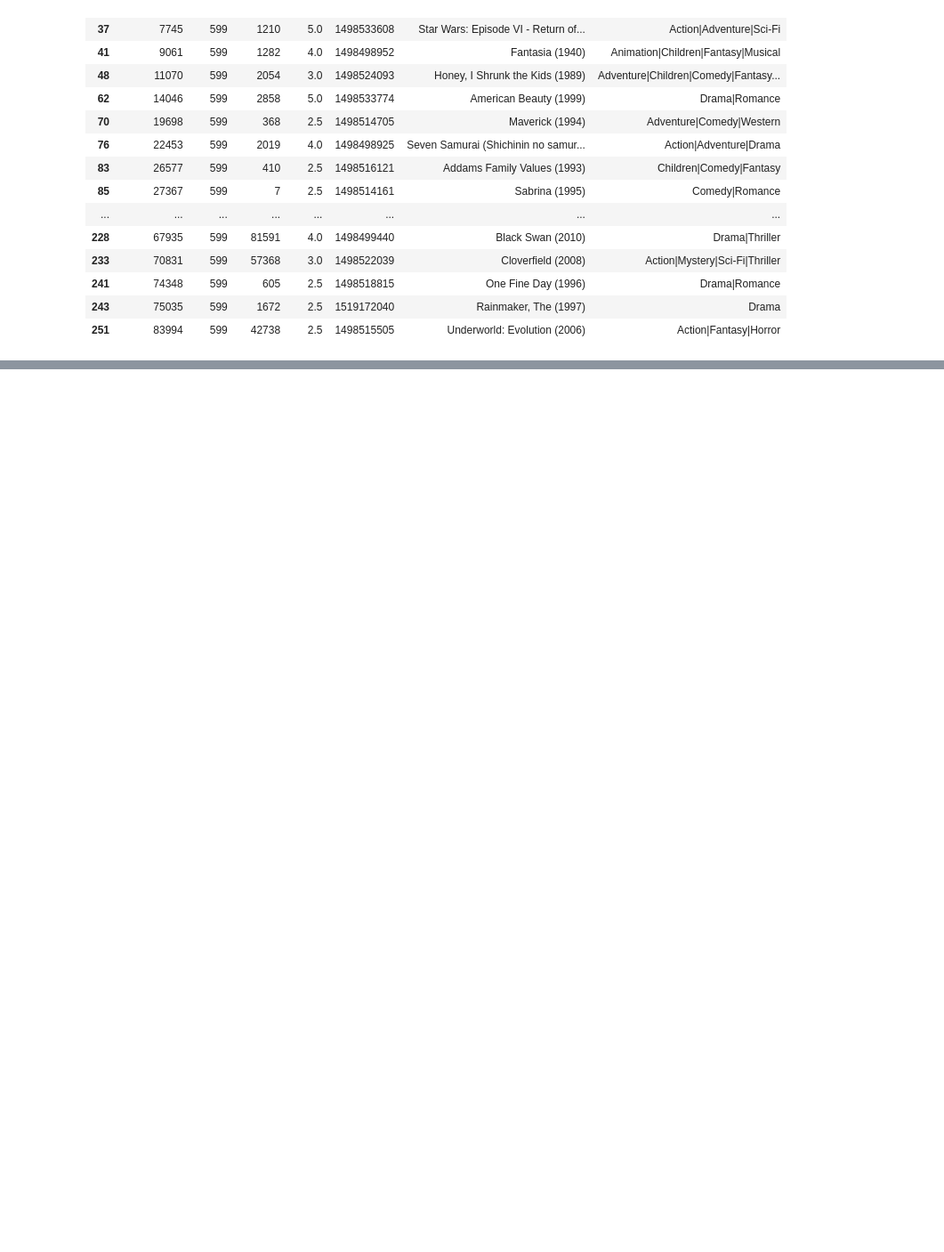
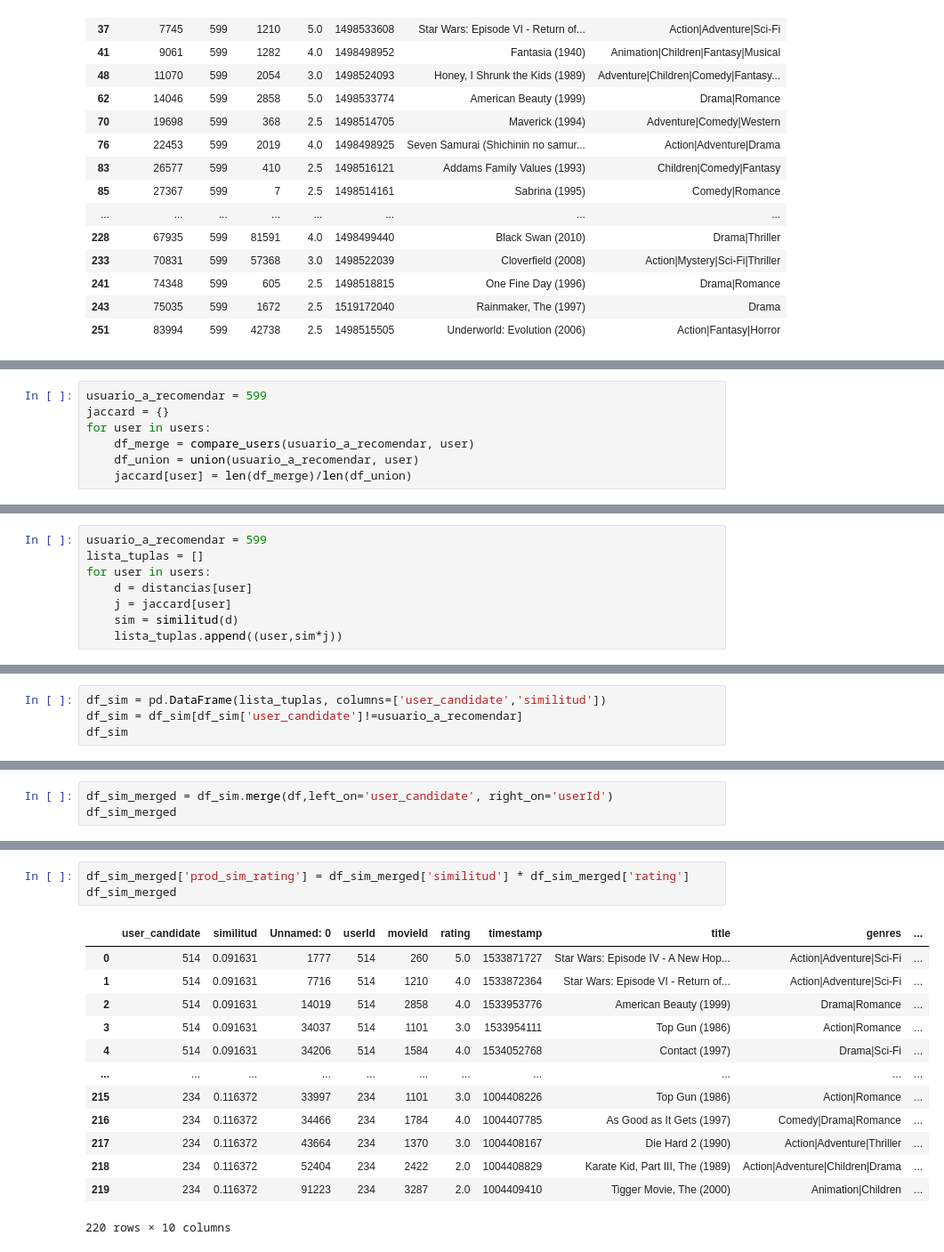
Before and after one commit to mg-um/umpe-ml2, a Jupyter notebook: UMPE - ML2 - Recomendadores.ipynb, the cells around one changed output, grey strips where cells are left out. Shown at 89% size. Drawn from its saved outputs; the diff is of its cells as text; blank space fills up the shorter version.

```diff
--- a/UMPE - ML2 - Recomendadores.ipynb
+++ b/UMPE - ML2 - Recomendadores.ipynb
@@ -374,0 +400,7 @@ df[(df['userId']==599)]
+# %%
+usuario_a_recomendar = 599
+jaccard = {}
+for user in users:
+    df_merge = compare_users(usuario_a_recomendar, user)
+    df_union = union(usuario_a_recomendar, user)
+    jaccard[user] = len(df_merge)/len(df_union)
@@ -374,0 +429,8 @@ df[(df['userId']==599)]
+# %%
+usuario_a_recomendar = 599
+lista_tuplas = []
+for user in users:
+    d = distancias[user]
+    j = jaccard[user]
+    sim = similitud(d)
+    lista_tuplas.append((user,sim*j))
@@ -374,0 +459,4 @@ df[(df['userId']==599)]
+# %%
+df_sim = pd.DataFrame(lista_tuplas, columns=['user_candidate','similitud'])
+df_sim = df_sim[df_sim['user_candidate']!=usuario_a_recomendar]
+df_sim
@@ -374,0 +481,3 @@ df[(df['userId']==599)]
+# %%
+df_sim_merged = df_sim.merge(df,left_on='user_candidate', right_on='userId')
+df_sim_merged
@@ -374,0 +498,17 @@ df[(df['userId']==599)]
+# %%
+df_sim_merged['prod_sim_rating'] = df_sim_merged['similitud'] * df_sim_merged['rating']
+df_sim_merged
+# %% [output]
+|  | user_candidate | similitud | Unnamed: 0 | userId | movieId | rating | timestamp | title | genres | ... |
+| 0 | 514 | 0.091631 | 1777 | 514 | 260 | 5.0 | 1533871727 | Star Wars: Episode IV - A New Hop... | Action|Adventure|Sci-Fi | ... |
+| 1 | 514 | 0.091631 | 7716 | 514 | 1210 | 4.0 | 1533872364 | Star Wars: Episode VI - Return of... | Action|Adventure|Sci-Fi | ... |
+| 2 | 514 | 0.091631 | 14019 | 514 | 2858 | 4.0 | 1533953776 | American Beauty (1999) | Drama|Romance | ... |
+| 3 | 514 | 0.091631 | 34037 | 514 | 1101 | 3.0 | 1533954111 | Top Gun (1986) | Action|Romance | ... |
+| 4 | 514 | 0.091631 | 34206 | 514 | 1584 | 4.0 | 1534052768 | Contact (1997) | Drama|Sci-Fi | ... |
+| ... | ... | ... | ... | ... | ... | ... | ... | ... | ... | ... |
+| 215 | 234 | 0.116372 | 33997 | 234 | 1101 | 3.0 | 1004408226 | Top Gun (1986) | Action|Romance | ... |
+| 216 | 234 | 0.116372 | 34466 | 234 | 1784 | 4.0 | 1004407785 | As Good as It Gets (1997) | Comedy|Drama|Romance | ... |
+| 217 | 234 | 0.116372 | 43664 | 234 | 1370 | 3.0 | 1004408167 | Die Hard 2 (1990) | Action|Adventure|Thriller | ... |
+| 218 | 234 | 0.116372 | 52404 | 234 | 2422 | 2.0 | 1004408829 | Karate Kid, Part III, The (1989) | Action|Adventure|Children|Drama | ... |
+| 219 | 234 | 0.116372 | 91223 | 234 | 3287 | 2.0 | 1004409410 | Tigger Movie, The (2000) | Animation|Children | ... |
+220 rows × 10 columns
```
Also changed, not shown: parts of 12 cells of this notebook.
